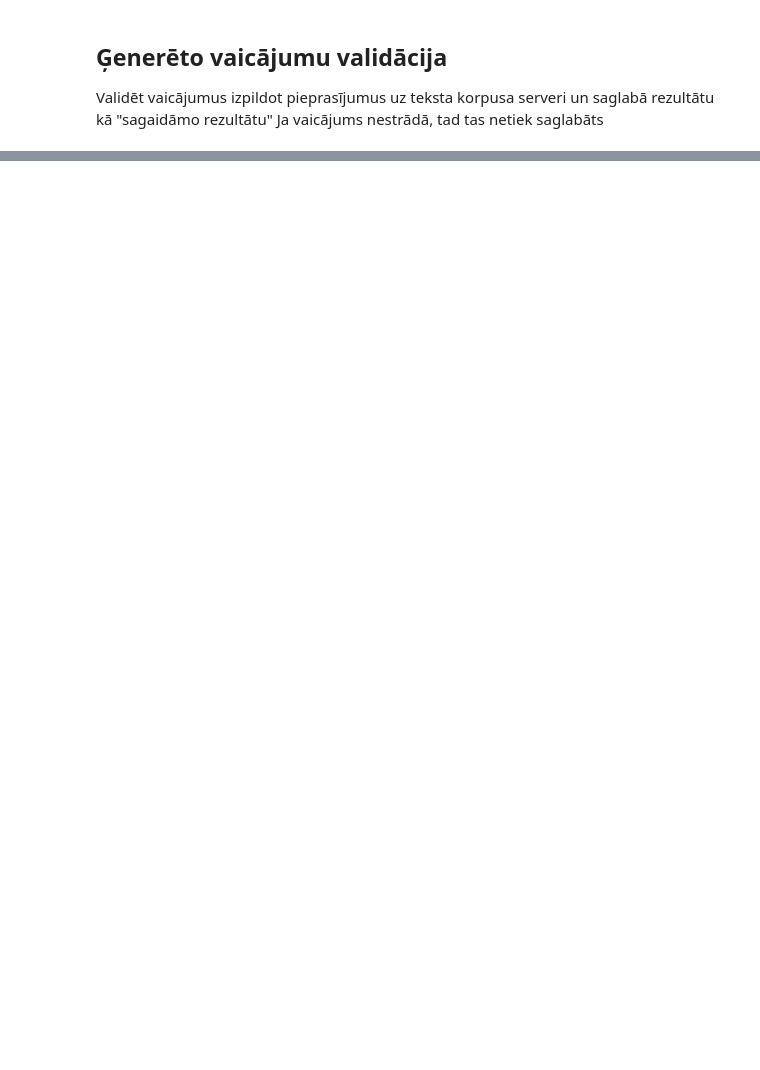
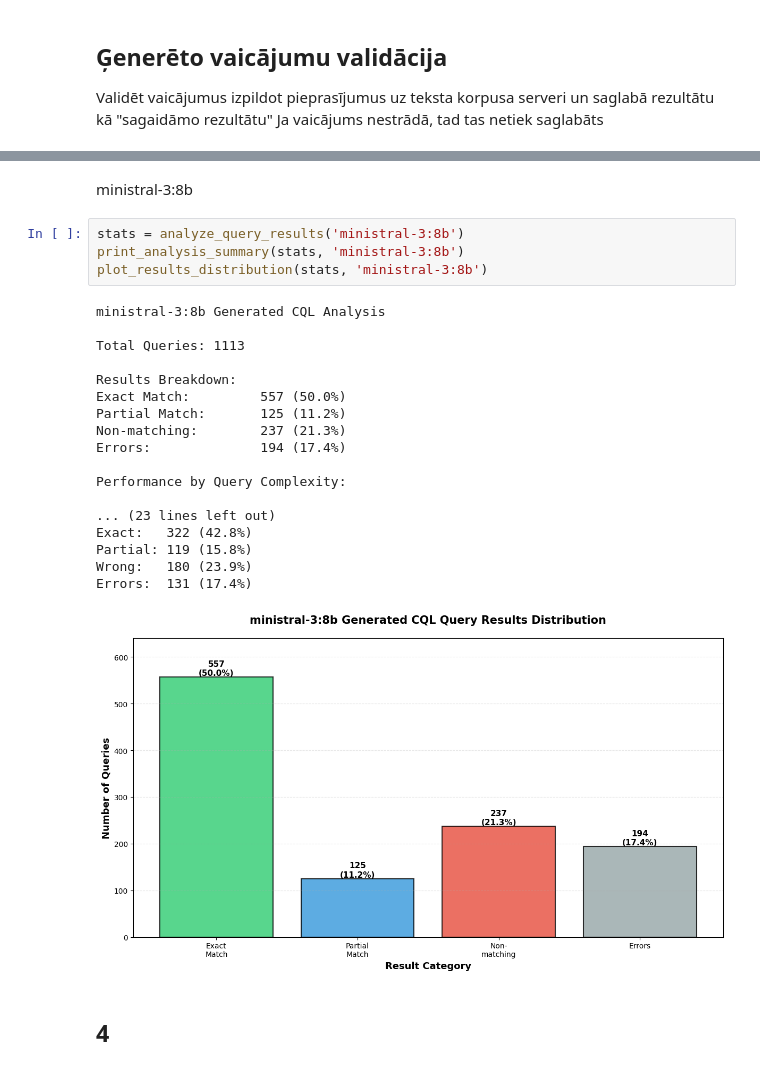
Before and after one commit to GustyCrocodile/llm-semin, a Jupyter notebook: project.ipynb, the cells around one changed output, grey strips where cells are left out. Saved outputs shown, nothing was run; the diff lists cells and outputs as text; blank space fills up the shorter version.

```diff
--- a/project.ipynb
+++ b/project.ipynb
@@ -560,0 +1330,27 @@ print(response['message']['content'])
+# %% [markdown]
+ministral-3:8b
+# %%
+stats = analyze_query_results('ministral-3:8b')
+print_analysis_summary(stats, 'ministral-3:8b')
+plot_results_distribution(stats, 'ministral-3:8b')
+# %% [output]
+ministral-3:8b Generated CQL Analysis
+
+Total Queries: 1113
+
+Results Breakdown:
+Exact Match:         557 (50.0%)
+Partial Match:       125 (11.2%)
+Non-matching:        237 (21.3%)
+Errors:              194 (17.4%)
+
+Performance by Query Complexity:
+
+... (23 lines left out)
+Exact:   322 (42.8%)
+Partial: 119 (15.8%)
+Wrong:   180 (23.9%)
+Errors:  131 (17.4%)
+[figure, added]
+# %% [markdown]
+## 4
```
Also changed, not shown: parts of 63 cells of this notebook, 30 other files.
